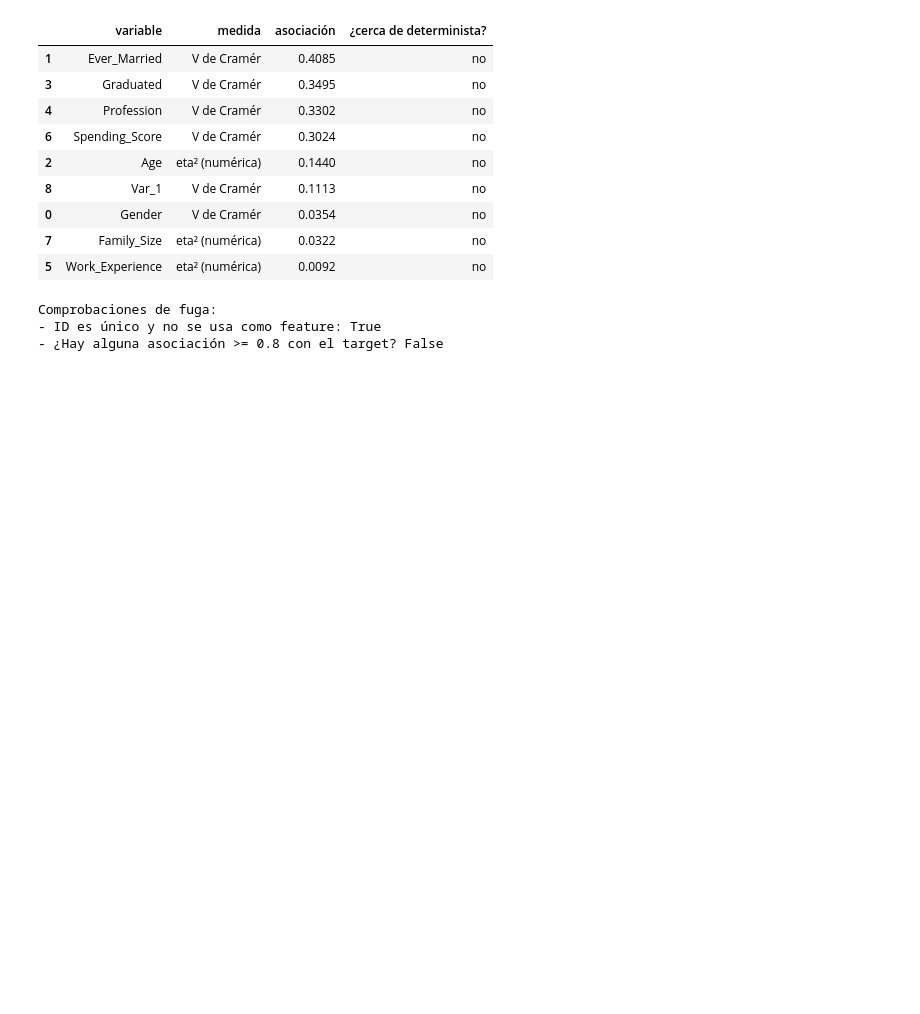
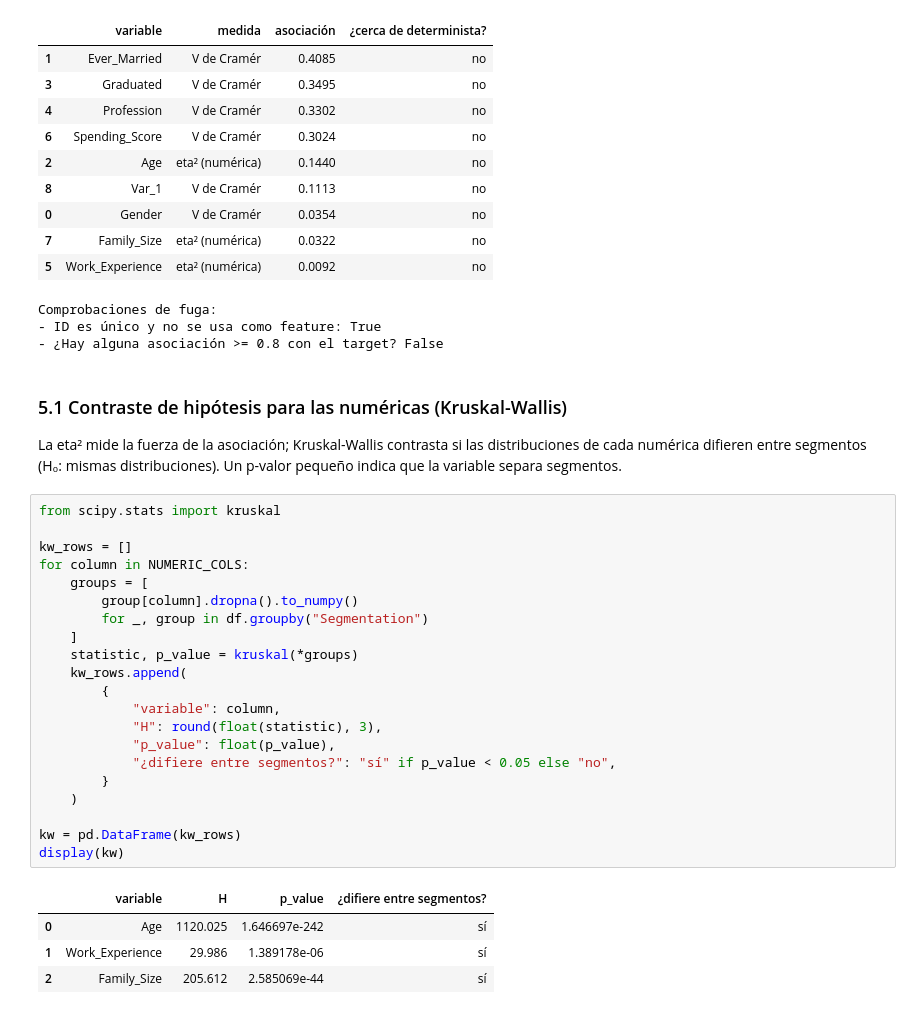
Before and after one commit to IA-P1-BCN/customer-segmentation-multiclass, a Jupyter notebook: 03_eda_train70_brian_outliers_fuga.ipynb, the cells around one changed output. Drawn from its saved outputs; the diff is of its cells as text; blank space fills up the shorter version.

```diff
--- a/03_eda_train70_brian_outliers_fuga.ipynb
+++ b/03_eda_train70_brian_outliers_fuga.ipynb
@@ -338,3 +376,33 @@ print("- ¿Hay alguna asociación >= 0.8 con el target?",
 Comprobaciones de fuga:
 - ID es único y no se usa como feature: True
 - ¿Hay alguna asociación >= 0.8 con el target? False
+# %% [markdown]
+### 5.1 Contraste de hipótesis para las numéricas (Kruskal-Wallis)
+
+La eta² mide la fuerza de la asociación; Kruskal-Wallis contrasta si las distribuciones de cada numérica difieren entre segmentos (H₀: mismas distribuciones). Un p-valor pequeño indica que la variable separa segmentos.
+# %%
+from scipy.stats import kruskal
+
+kw_rows = []
+for column in NUMERIC_COLS:
+    groups = [
+        group[column].dropna().to_numpy()
+        for _, group in df.groupby("Segmentation")
+    ]
+    statistic, p_value = kruskal(*groups)
+    kw_rows.append(
+        {
+            "variable": column,
+            "H": round(float(statistic), 3),
+            "p_value": float(p_value),
+            "¿difiere entre segmentos?": "sí" if p_value < 0.05 else "no",
+        }
+    )
+
+kw = pd.DataFrame(kw_rows)
+display(kw)
+# %% [output]
+|  | variable | H | p_value | ¿difiere entre segmentos? |
+| 0 | Age | 1120.025 | 1.646697e-242 | sí |
+| 1 | Work_Experience | 29.986 | 1.389178e-06 | sí |
+| 2 | Family_Size | 205.612 | 2.585069e-44 | sí |
```
Also changed, not shown: parts of 11 cells of this notebook.
